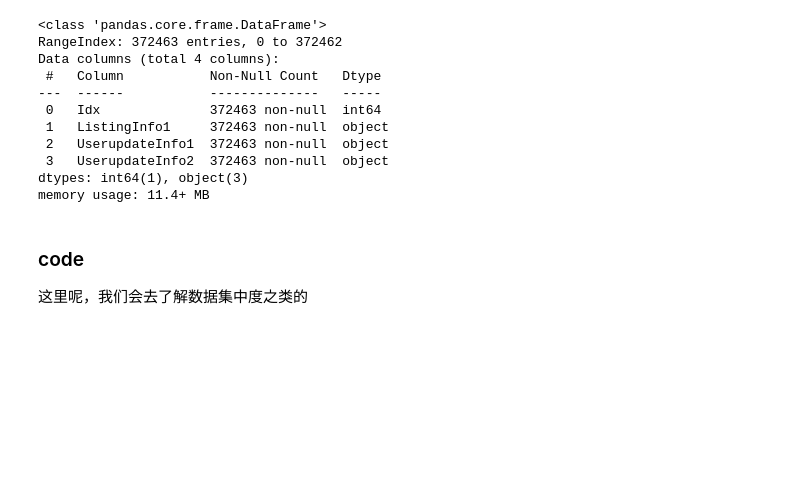
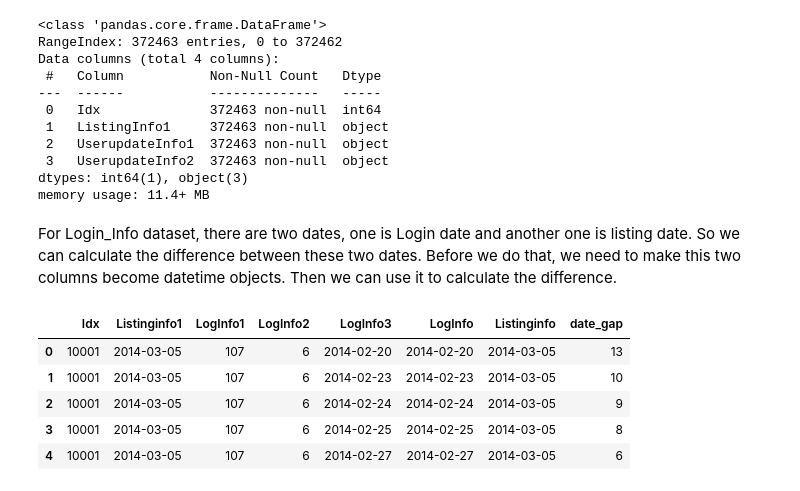
Before and after one commit to yeb2Binfang/ECE-GY6143, a Jupyter notebook: Project/Credit_score.ipynb, the cells around one changed output. Drawn from its saved outputs; the diff is of its cells as text; code cells hidden in the pictures; blank space fills up the shorter version.

```diff
--- a/Project/Credit_score.ipynb
+++ b/Project/Credit_score.ipynb
@@ -353,7 +424,5 @@ Data columns (total 4 columns):
  3   UserupdateInfo2  372463 non-null  object
 dtypes: int64(1), object(3)
 memory usage: 11.4+ MB
-# %% [markdown]
-### code
-
-这里呢，我们会去了解数据集中度之类的
+# %% [markdown]
+For Login_Info dataset, there are two dates, one is Login date and another one is listing date. So we can calculate the difference between these two dates. Before we do that, we need to make this two columns become datetime objects. Then we can use it to calculate the difference.
@@ -359,0 +441,10 @@ memory usage: 11.4+ MB
+# %%
+## Check the table, make sure we have done it correctly
+df_PPD_LogInfo.head()
+# %% [output]
+|  | Idx | Listinginfo1 | LogInfo1 | LogInfo2 | LogInfo3 | LogInfo | Listinginfo | date_gap |
+| 0 | 10001 | 2014-03-05 | 107 | 6 | 2014-02-20 | 2014-02-20 | 2014-03-05 | 13 |
+| 1 | 10001 | 2014-03-05 | 107 | 6 | 2014-02-23 | 2014-02-23 | 2014-03-05 | 10 |
+| 2 | 10001 | 2014-03-05 | 107 | 6 | 2014-02-24 | 2014-02-24 | 2014-03-05 | 9 |
+| 3 | 10001 | 2014-03-05 | 107 | 6 | 2014-02-25 | 2014-02-25 | 2014-03-05 | 8 |
+| 4 | 10001 | 2014-03-05 | 107 | 6 | 2014-02-27 | 2014-02-27 | 2014-03-05 | 6 |
```
Also changed, not shown: parts of 16 cells of this notebook.
